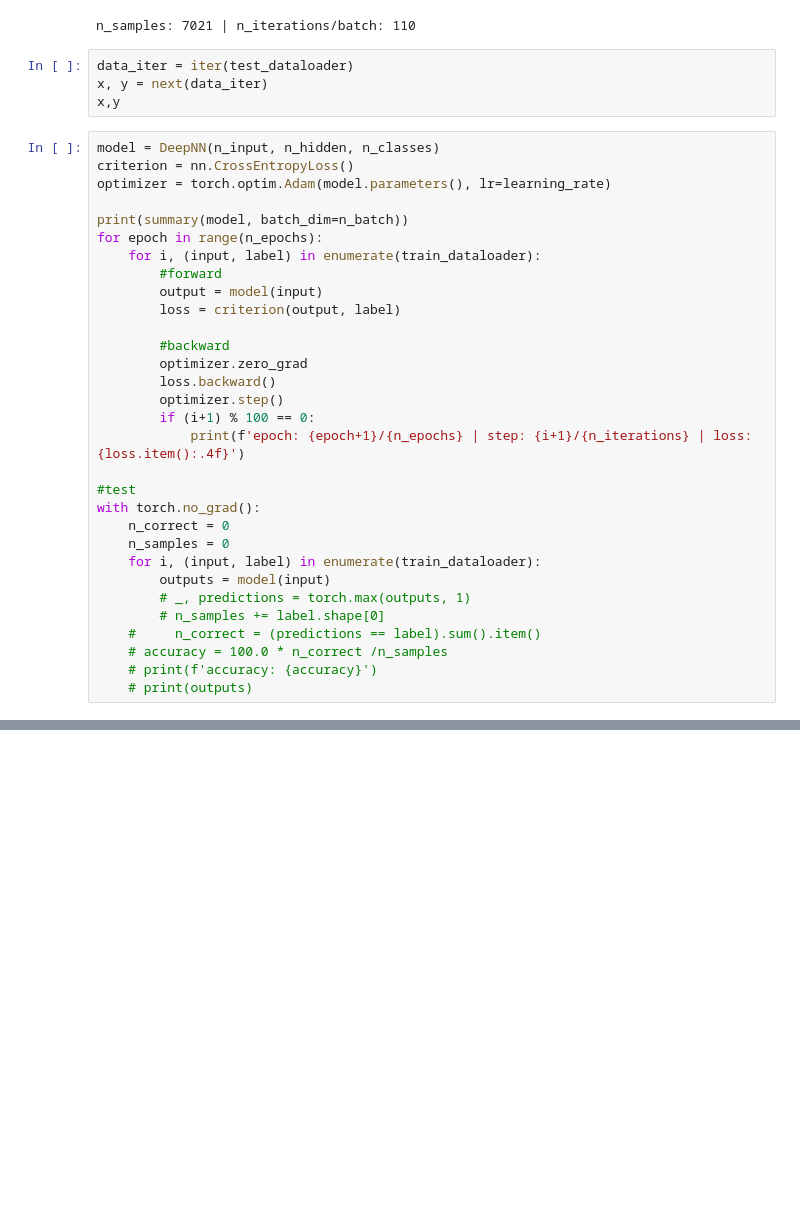
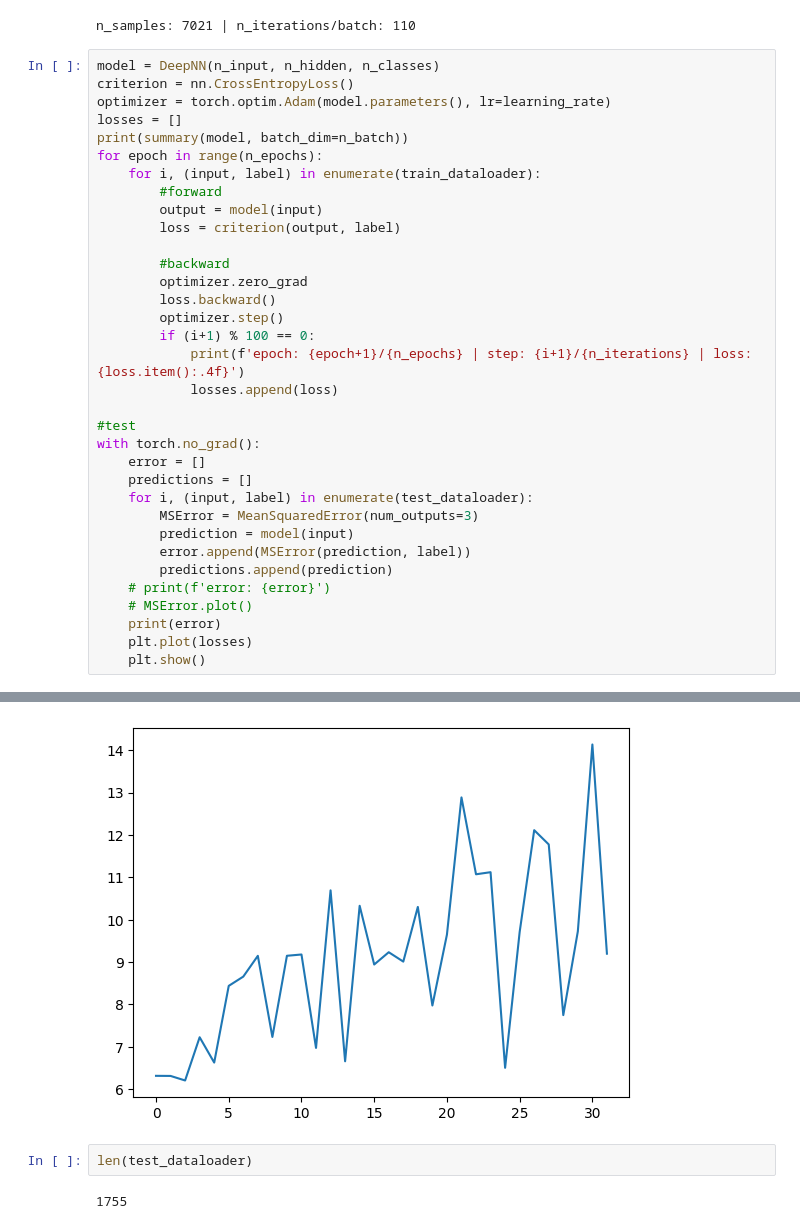
Before and after one commit to attahiruj/DeepLearningPytorch, a Jupyter notebook: EmpatyEmotionPersonality-Detection/EmpatyEmotionPersonality-Detection-DL-pytorch.ipynb, the cells around one changed output, grey strips where cells are left out. Cells and saved outputs as stored; diff of their text form; blank space fills up the shorter version.

Commit message:
losses, test

```diff
--- a/EmpatyEmotionPersonality-Detection/EmpatyEmotionPersonality-Detection-DL-pytorch.ipynb
+++ b/EmpatyEmotionPersonality-Detection/EmpatyEmotionPersonality-Detection-DL-pytorch.ipynb
@@ -96,15 +97,11 @@ data_iter = iter(train_dataloader)
 # feature,label
 # %% [output]
 n_samples: 7021 | n_iterations/batch: 110
-# %%
-data_iter = iter(test_dataloader)
-x, y = next(data_iter)
-x,y
 # %%
 model = DeepNN(n_input, n_hidden, n_classes)
 criterion = nn.CrossEntropyLoss()
 optimizer = torch.optim.Adam(model.parameters(), lr=learning_rate)
-
+losses = []
 print(summary(model, batch_dim=n_batch))
 for epoch in range(n_epochs):
     for i, (input, label) in enumerate(train_dataloader):
@@ -118,19 +115,22 @@ for epoch in range(n_epochs):
         optimizer.step()
         if (i+1) % 100 == 0:
             print(f'epoch: {epoch+1}/{n_epochs} | step: {i+1}/{n_iterations} | loss: {loss.item():.4f}')
+            losses.append(loss)
 
 #test
 with torch.no_grad():
-    n_correct = 0
-    n_samples = 0
-    for i, (input, label) in enumerate(train_dataloader):
-        outputs = model(input)
-        # _, predictions = torch.max(outputs, 1)
-        # n_samples += label.shape[0]
-    #     n_correct = (predictions == label).sum().item()
-    # accuracy = 100.0 * n_correct /n_samples
-    # print(f'accuracy: {accuracy}')
-    # print(outputs)
+    error = []
+    predictions = []
+    for i, (input, label) in enumerate(test_dataloader):
+        MSError = MeanSquaredError(num_outputs=3)
+        prediction = model(input)
+        error.append(MSError(prediction, label))
+        predictions.append(prediction)
+    # print(f'error: {error}')
+    # MSError.plot()
+    print(error)
+    plt.plot(losses)
+    plt.show()
 # %% [output]
 =================================================================
 Layer (type:depth-idx)                   Param #
@@ -151,0 +152,5 @@ epoch: 32/32 | step: 100/110 | loss: 13.3579
+[figure, added]
+# %%
+len(test_dataloader)
+# %% [output]
+1755
```
Also changed, not shown: parts of 4 cells of this notebook.
